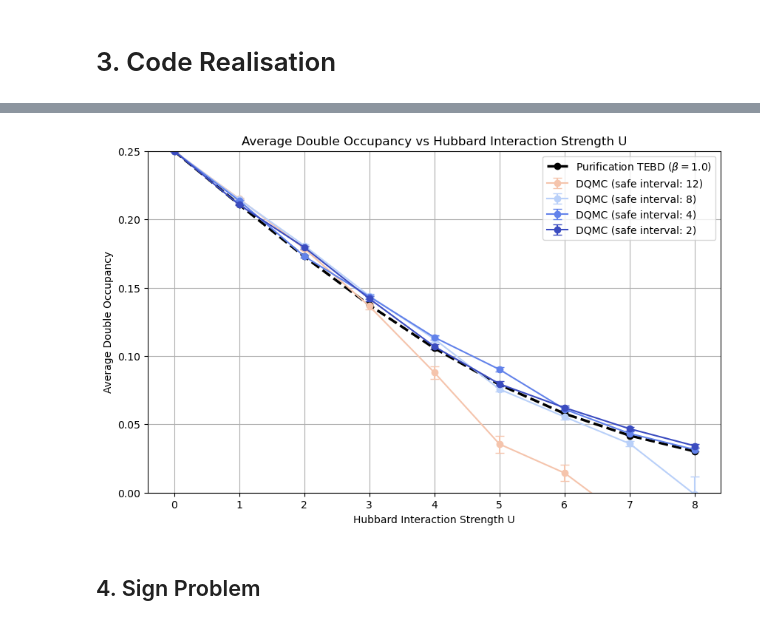
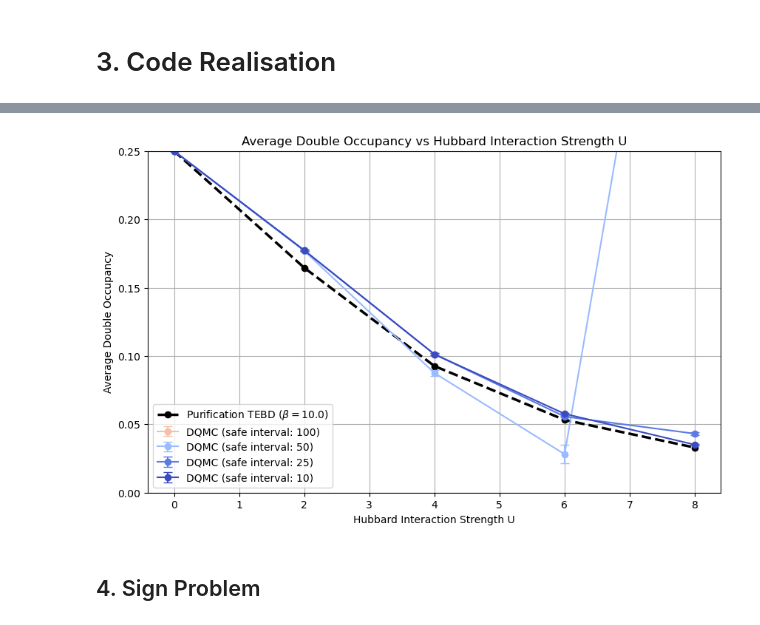
Before and after one commit to RENSHUZHE/HKU-DQMC, a Jupyter notebook: DQMC_Theory_3_Numerical_stability_and_sign_problem.ipynb, the cells around one changed output, grey strips where cells are left out. Drawn from its saved outputs; the diff is of its cells as text; code cells hidden in the pictures.

```diff
--- a/DQMC_Theory_3_Numerical_stability_and_sign_problem.ipynb
+++ b/DQMC_Theory_3_Numerical_stability_and_sign_problem.ipynb
@@ -640,93 +684,113 @@ plt.show()
 # %%
 import matplotlib.colors as mcolors
-from tenpy.networks.purification_mps import PurificationMPS
-from tenpy.algorithms import purification
-from tenpy.models.hubbard import FermiHubbardChain
 
 #==========================
 #DQMC Convergence Study for Average Double Occupancy
-
 #==========================
 N_sites = 10
 t = 1
-dt = 0.01
+dt = 0.1
 L_tau = 100
-Us = [0.0, 1.0, 2.0, 3.0, 4.0, 5.0, 6.0, 7.0, 8.0]
+Us = [0.0,  2.0,  4.0,  6.0,  8.0]
 
 # List of safe intervals to test convergence (from large/unreliable to small/reliable)
-safe_intervals = [12, 8, 4, 2]
+safe_intervals = [100,50,25,10]  # Sweeping from low to high T
+
+K_matrix = make_K_matrix_1d(N_sites, t)
+exp_minus_dtau_K, exp_plus_dtau_K = make_exact_K_propagators(K_matrix, dt)
 
 plt.figure(figsize=(10, 6))
-
-# Set up a bipolar colour map (coolwarm) using the updated Matplotlib syntax
 cmap = plt.colormaps['coolwarm']
 norm = mcolors.Normalize(vmin=min(safe_intervals), vmax=max(safe_intervals) * 1.5)
 
-# Sort descending so the largest (lightest) intervals are plotted first
 for safe_interval in sorted(safe_intervals, reverse=True):
     avg_double_occs = []
     err_double_occs = []
 
     for U in Us:
-        alpha = np.arccosh(np.exp(U * dt / 2.0))
-        exp_minus_dtau_T = setup_kinetic_energy(N_sites, t, dt)
-        S = init_auxiliary_field(N_sites, L_tau)
-        G_up, G_dn = init_greens_functions(N_sites, L_tau, S, alpha, exp_minus_dtau_T)
+        result = run_dqmc_sweeps(
+            number_sites=N_sites,
+            number_slices=L_tau,
+            interaction=U,
+            hopping=t,
+            delta_tau=dt,
+            exp_minus_dtau_K=exp_minus_dtau_K,
+            exp_plus_dtau_K=exp_plus_dtau_K,
+            warmup_sweeps=20,
+            measurement_sweeps=100,
+            safe_interval=safe_interval,
+            seed=1234 + int(100 * U)
+        )
+        avg_double_occs.append(result["double_occupancy"][0])
+        err_double_occs.append(result["double_occupancy"][1])
 
-        bound_B_matrix_func = lambda l, sigma, S_field: compute_B_matrix(l, sigma, S_field, alpha, exp_minus_dtau_T)
-
-        avg_density, avg_double_occ, avg_kinetic_energy = run_dqmc_sweeps(
-            N_sites, L_tau, S, alpha, t, G_up, G_dn, bound_B_matrix_func,
-            warmup_sweeps=20, measurement_sweeps=100, safe_interval=safe_interval
-        )
-
-        avg_double_occs.append(avg_double_occ[0])
-        err_double_occs.append(avg_double_occ[1])
-
-    # Assign colour based on the safe_interval size
     color = cmap(norm(safe_interval))
-
-    # Plot each safe interval with its respective colour and label
     plt.errorbar(
         Us,
         avg_double_occs,
         yerr=err_double_occs,
         marker='o',
         linestyle='-',
         capsize=4,
         color=color,
         label=f'DQMC (safe interval: {safe_interval})'
     )
 
 #========
-#TEbd Benchmark for Average Double Occupancy with existing library
+#TEBD Benchmark for Average Double Occupancy with existing library
 #========
 # Parameters (dt and L_tau carry over from your DQMC block)
-
 beta = dt * L_tau
 
-tebd_double_occs = []
-tebd_params = {"dt": dt, "trunc_params": {"chi_max": 200, "svd_min": 1e-10}}
+try:
+    from tenpy.networks.purification_mps import PurificationMPS
+    from tenpy.algorithms import purification
+    from tenpy.models.hubbard import FermiHubbardChain
+except ImportError:
+    print("TenPy is not installed; plotting the DQMC results without the TEBD benchmark.")
+else:
+    tebd_double_occs = []
+    tebd_params = {
+        "dt": dt,
+        "trunc_params": {"chi_max": 200, "svd_min": 1e-10}
+    }
 
-for U_val in Us:
-    model = FermiHubbardChain({"L": N_sites, "t": t, "U": U_val, "mu": U_val / 2.0, "bc_MPS": "finite"})
-    psi = PurificationMPS.from_infiniteT(model.lat.mps_sites(), bc=model.lat.bc_MPS, unit_cell_width=N_sites)
-    eng = purification.PurificationTEBD(psi, model, tebd_params)
-    eng.run_imaginary(beta=beta/2)
-    tebd_double_occs.append(np.mean(psi.expectation_value("NuNd")))
-plt.plot(Us, tebd_double_occs, marker='o', label=rf'Purification TEBD ($\beta={beta}$)', color='black', linestyle='--', linewidth=2.5)
+    for U_val in Us:
+        model = FermiHubbardChain({
+            "L": N_sites,
+            "t": t,
+            "U": U_val,
+            "mu": U_val / 2.0,
+            "bc_MPS": "finite"
+        })
+        psi = PurificationMPS.from_infiniteT(
+            model.lat.mps_sites(),
+            bc=model.lat.bc_MPS,
+            unit_cell_width=N_sites
+        )
+        eng = purification.PurificationTEBD(psi, model, tebd_params)
+        eng.run_imaginary(beta=beta / 2)
+        tebd_double_occs.append(np.mean(psi.expectation_value("NuNd")))
 
-
+    plt.plot(
+        Us,
+        tebd_double_occs,
+        marker='o',
+        label=rf'Purification TEBD ($\beta={beta}$)',
+        color='black',
+        linestyle='--',
+        linewidth=2.5
+    )
 
 plt.title('Average Double Occupancy vs Hubbard Interaction Strength U')
 plt.xlabel('Hubbard Interaction Strength U')
 plt.ylabel('Average Double Occupancy')
 plt.ylim(0, 0.25)
 plt.grid(True)
 plt.legend(loc='best')
 plt.show()
 # %% [output]
-[figure, old version]
+[figure, new version]
 # %% [markdown]
 ## 4. Sign Problem
 # %% [markdown]
```
Also changed, not shown: parts of 14 cells of this notebook.
